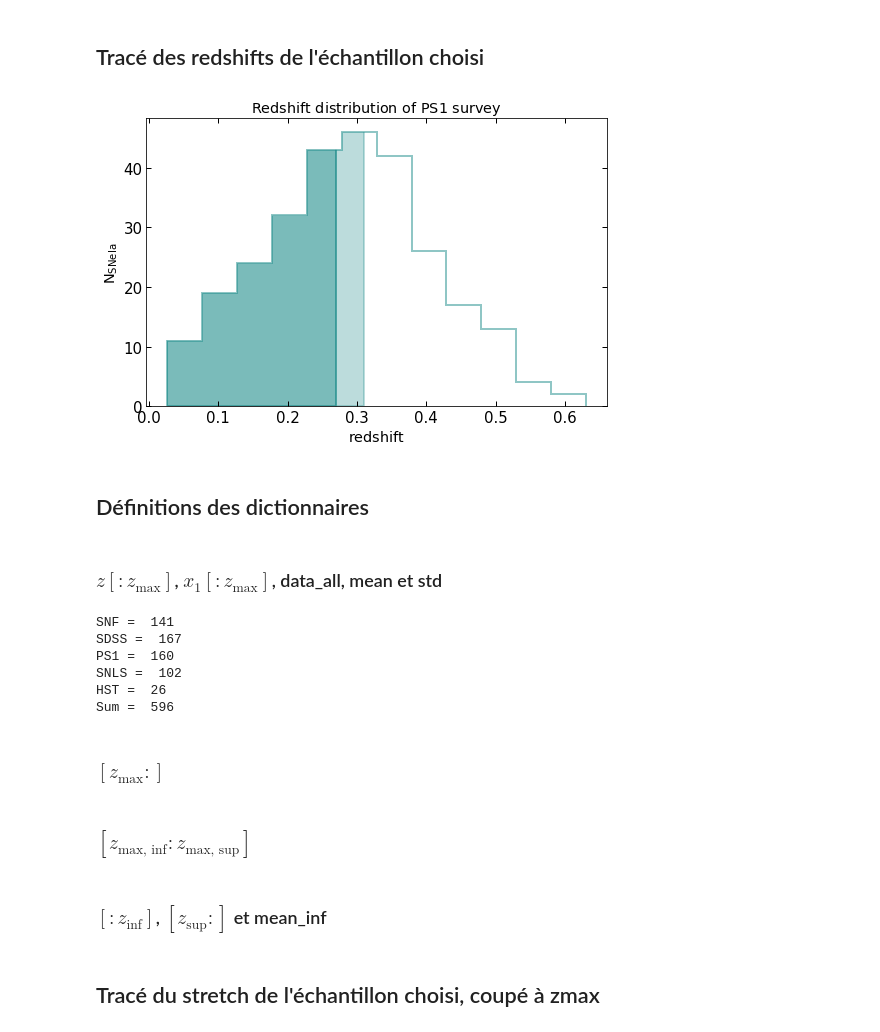
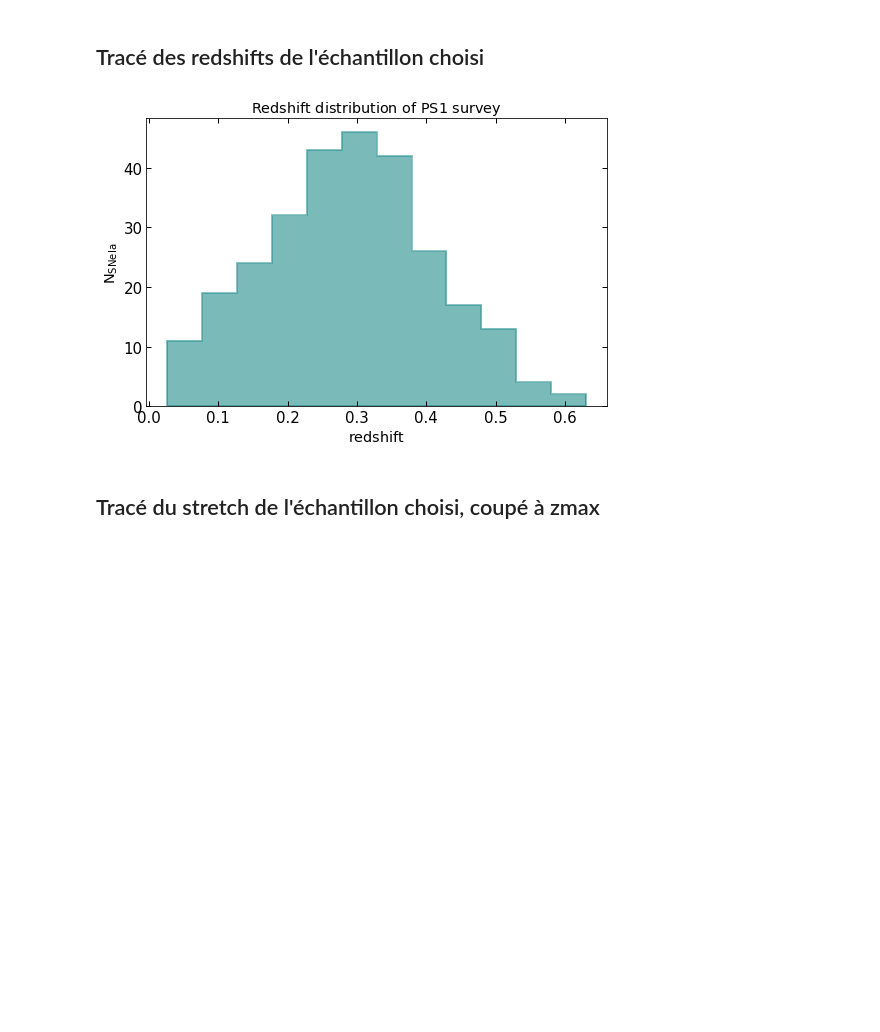
Before and after one commit to Nora-n/variaIa, a Jupyter notebook: notebooks/draft_plots_simple_maglim.ipynb, the cells around one changed output. Drawn from its saved outputs; the diff is of its cells as text; code cells hidden in the pictures; blank space fills up the shorter version.

Commit message:
New plots

```diff
--- a/notebooks/draft_plots_simple_maglim.ipynb
+++ b/notebooks/draft_plots_simple_maglim.ipynb
@@ -96,38 +345,65 @@ interactive(children=(IntSlider(value=12, continuous_update=False, description='
 # %%
 fig = plt.figure(figsize=[8, 5])
 ax = fig.add_axes([0.1, 0.12, 0.8, 0.8])
 
 N, _, patches = ax.hist(dataz, bins = nb_z.value, color=colors[su.value],
                         alpha = .5, histtype='step', lw=2)
 
 ax.tick_params(direction = 'in',
                length = 5, width = 1,
                labelsize = 15,
                top = True, right = True)
 
 ax.set_xlabel(r"$\mathrm{redshift}$ ", fontsize="x-large")
 ax.set_ylabel(r"$\mathrm{N}_\mathrm{SNe Ia}$", fontsize="x-large")
 
-ax.axvspan(np.min(surv[su.value].zCMB),
+if not btw.value and not cons.value and not after.value:
+    ax.axvspan(np.min(surv[su.value].zCMB),
+               z_max[su.value][1],
+               color=colors[su.value],
+               alpha=.6, lw=2.0,
+               clip_path=patches[0])
+
+if btw.value or (btw.value and cons.value):
+    ax.axvspan(np.min(surv[su.value].zCMB),
+               z_max[su.value][0],
+               color=colors[su.value],
+               alpha=.6, lw=2.0,
+               clip_path=patches[0])
+    ax.axvspan(z_max[su.value][0],
+               z_max[su.value][1],
+               color=colors[su.value],
+               alpha=.3, lw=2.0,
+               clip_path=patches[0])
+
+if cons.value and not btw.value:
+    ax.axvspan(np.min(surv[su.value].zCMB),
            z_max[su.value][0],
            color=colors[su.value],
            alpha=.6, lw=2.0,
            clip_path=patches[0])
-ax.axvspan(z_max[su.value][0],
-           z_max[su.value][1],
-           color=colors[su.value],
-           alpha=.3, lw=2.0,
-           clip_path=patches[0])
 
-plt.title(r'$\mathrm{Redshift\,\,distribution\,\,of\,\,}$' + str(su.value) +
-          r'$\mathrm{\,\,survey}$', fontsize = 'x-large')
+if after.value:
+    ax.axvspan(np.min(surv[su.value].zCMB),
+               np.max(surv[su.value].zCMB),
+               color=colors[su.value],
+               alpha=.6, lw=2.0,
+               clip_path=patches[0])
+
+ax.set_title(r'$\mathrm{Redshift\,\,distribution\,\,of\,\,}$' + str(su.value) +
+             r'$\mathrm{\,\,survey}$', fontsize = 'x-large')
 
 fig=plt.gcf()
-#fig.savefig('../../../Images/hist_'
-#            + str(su.value) + '_maglim-cuts.pdf', bbox_inches='tight')
+
+path = '../../../Images/hist_' + su.value + '_maglim-cut'
+if cons.value:
+    path = path + '_cons'
+if btw.value:
+    path = path + '_btw'
+if after.value:
+    path = path + '_sup'
+
+path = path + '.pdf'
+fig.savefig(path, bbox_inches='tight')
 # %% [output]
-[figure, old version]
+[figure, new version]
-# %% [markdown]
-## Définitions des dictionnaires
-# %% [markdown]
-### $z[:z_{\text{max}}]$, $x_1[:z_{\text{max}}]$, data_all, mean et std
@@ -189,16 +409,0 @@ for survey in surveys:
-# %%
-s = 0
-for survey in surveys:
-    s += len(z_zcuts[survey])
-    print(survey + ' = ', len(z_zcuts[survey]))
-
-print('Sum = ', s)
-# %% [output]
-SNF =  141
-SDSS =  167
-PS1 =  160
-SNLS =  102
-HST =  26
-Sum =  596
-# %% [markdown]
-### $[z_{\text{max}}:]$
@@ -227,2 +409,0 @@ c_err_zmincuts['SNF'] = surv['SNF']['salt2.Color.err'].values[zmin_cuts['SNF']]
-# %% [markdown]
-### $[z_{\text{max, inf}}:z_{\text{max, sup}}]$
@@ -245,2 +409,0 @@ for survey in surveys[1:-1]:
-# %% [markdown]
-### $[:z_{\text{inf}}]$, $[z_{\text{sup}}:]$ et mean_inf
```
Also changed, not shown: parts of 26 cells of this notebook, 5 other files.
